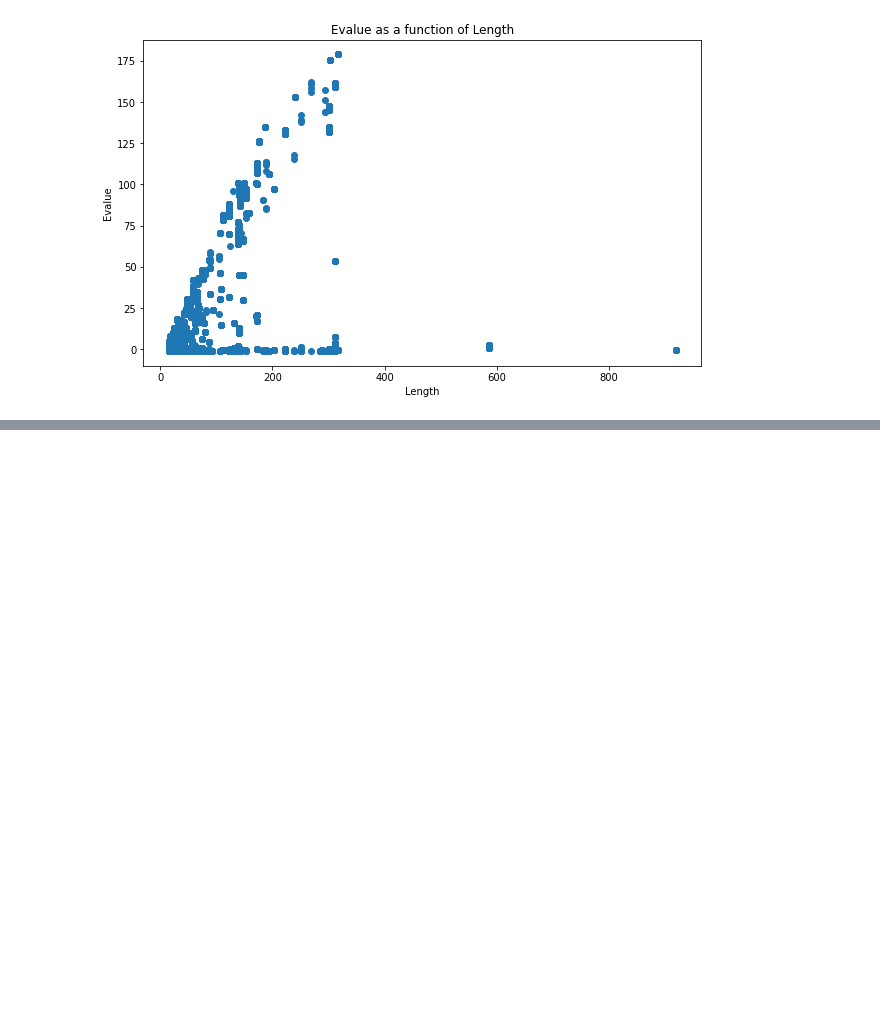
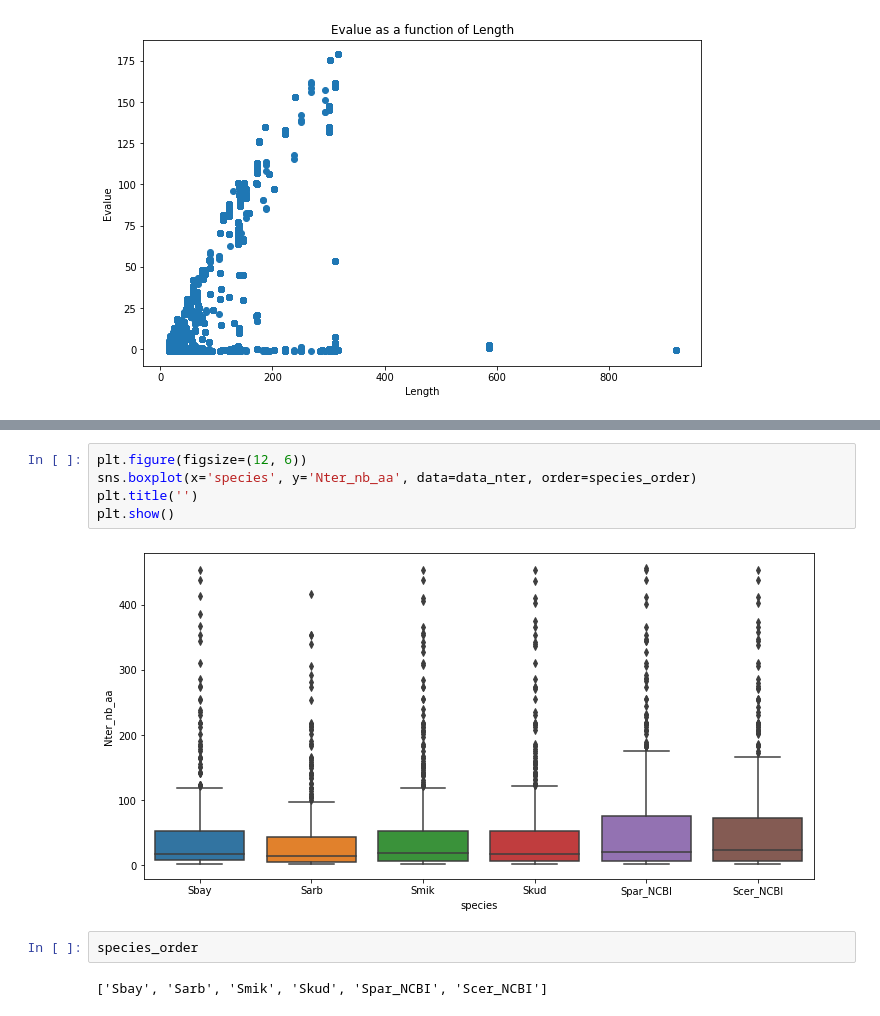
Before and after one commit to Sherman-1/Elongates, a Jupyter notebook: plots.ipynb, the cells around one changed output, grey strips where cells are left out. Saved outputs shown, nothing was run; the diff lists cells and outputs as text; blank space fills up the shorter version.

```diff
--- a/plots.ipynb
+++ b/plots.ipynb
@@ -292,0 +327,11 @@ plt.show()
+# %%
+plt.figure(figsize=(12, 6))
+sns.boxplot(x='species', y='Nter_nb_aa', data=data_nter, order=species_order)
+plt.title('')
+plt.show()
+# %% [output]
+[figure, added]
+# %%
+species_order
+# %% [output]
+['Sbay', 'Sarb', 'Smik', 'Skud', 'Spar_NCBI', 'Scer_NCBI']
```
Also changed, not shown: parts of 3 cells of this notebook, 3 other files.
